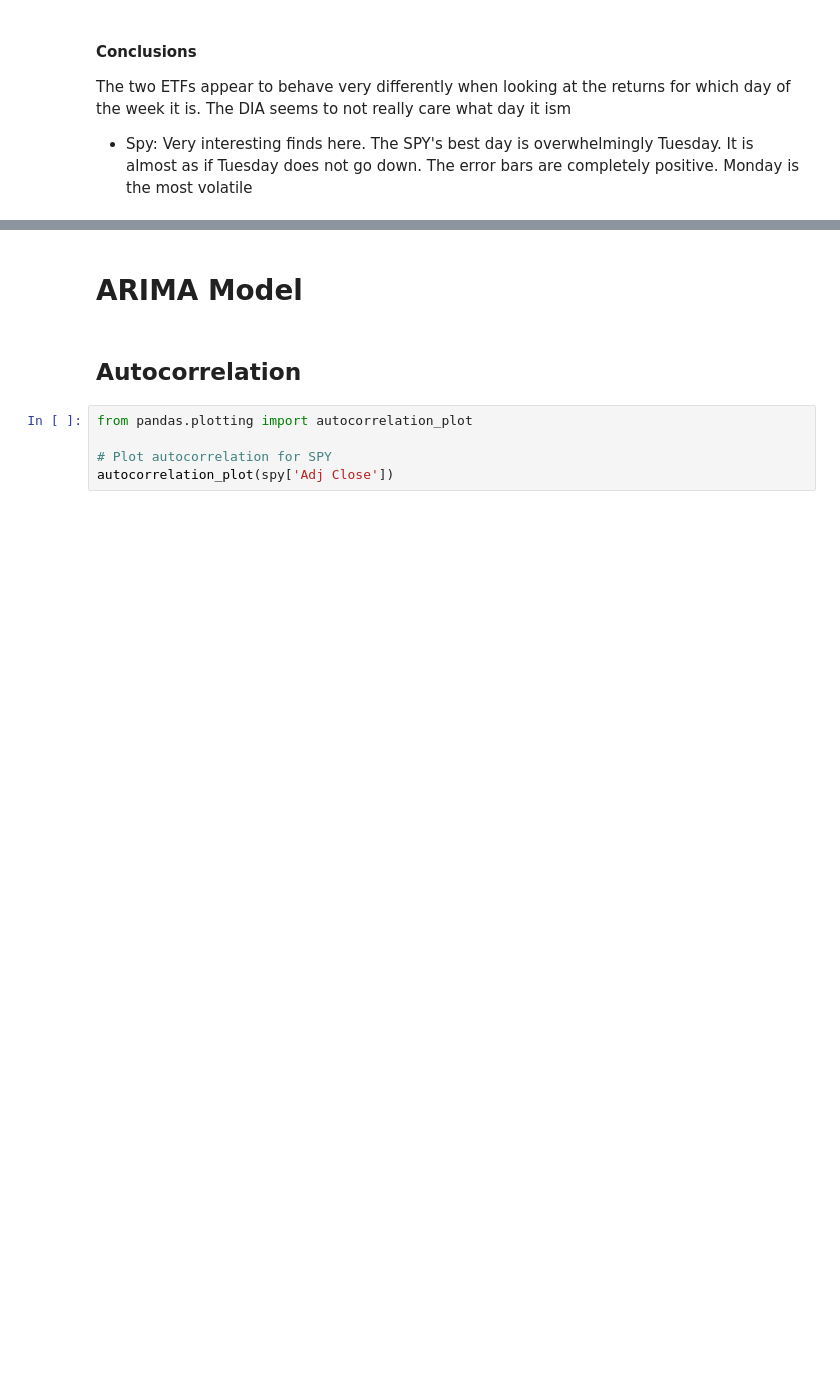
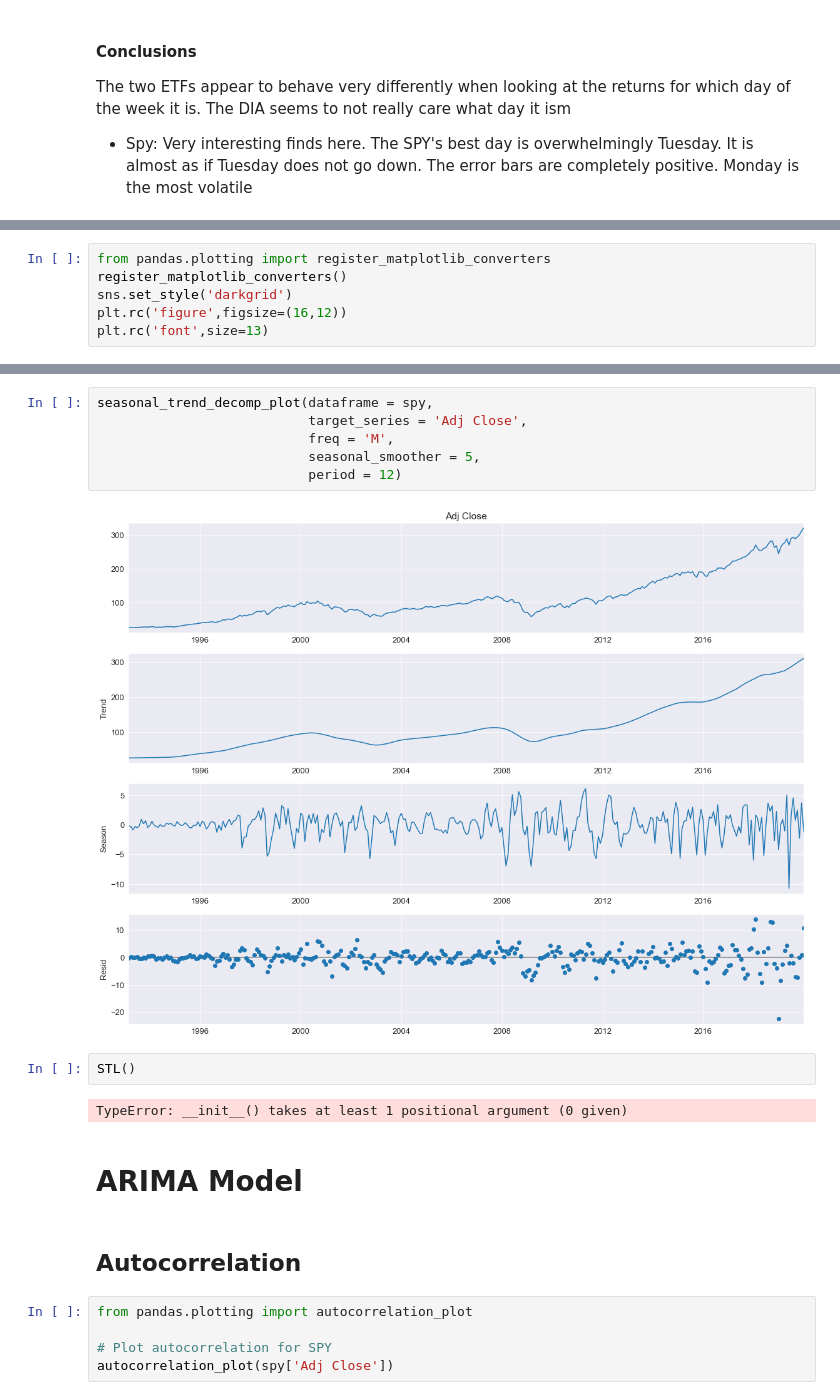
Before and after one commit to bsamaha/SPY-Time-Series-Predictions, a Jupyter notebook: SPY and DIA ETF Analysis.ipynb, the cells around one changed output, grey strips where cells are left out. Drawn from its saved outputs; the diff is of its cells as text; blank space fills up the shorter version.

Commit message:
added seasonal_trend_decomp_plot formula

```diff
--- a/SPY and DIA ETF Analysis.ipynb
+++ b/SPY and DIA ETF Analysis.ipynb
@@ -165,0 +168,6 @@ The two ETFs appear to behave very differently when looking at the returns for w
+# %%
+from pandas.plotting import register_matplotlib_converters
+register_matplotlib_converters()
+sns.set_style('darkgrid')
+plt.rc('figure',figsize=(16,12))
+plt.rc('font',size=13)
@@ -166,3 +188,15 @@ The two ETFs appear to behave very differently when looking at the returns for w
+# %%
+seasonal_trend_decomp_plot(dataframe = spy,
+                           target_series = 'Adj Close',
+                           freq = 'M',
+                           seasonal_smoother = 5,
+                           period = 12)
+# %% [output]
+[figure, added]
+# %%
+STL()
+# %% [output]
+TypeError: __init__() takes at least 1 positional argument (0 given)
 # %% [markdown]
 # ARIMA Model
 # %% [markdown]
```
Also changed, not shown: parts of 16 cells of this notebook, 1 other file.
